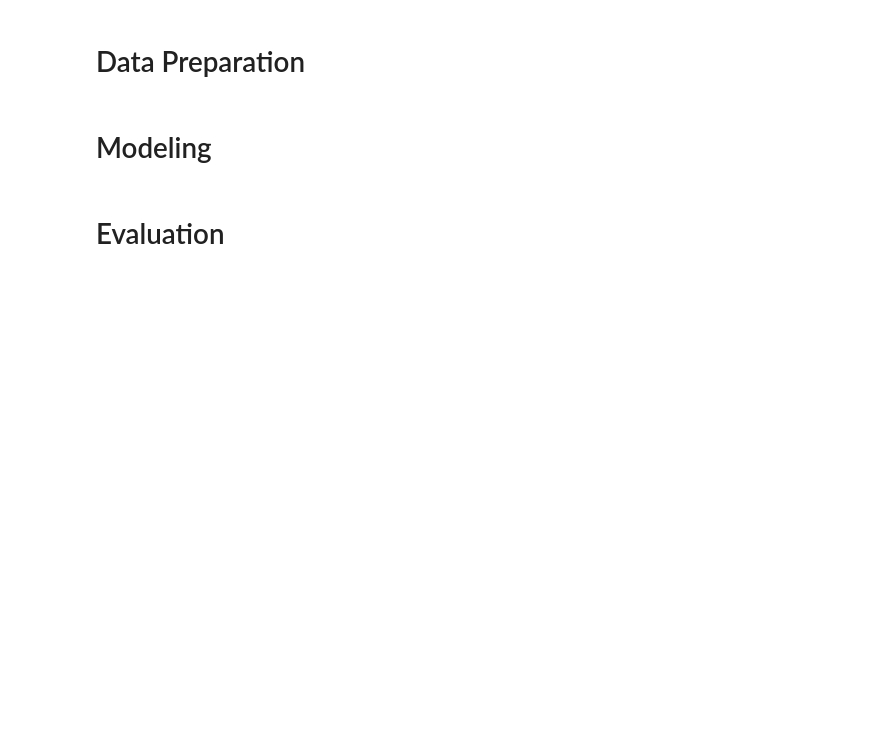
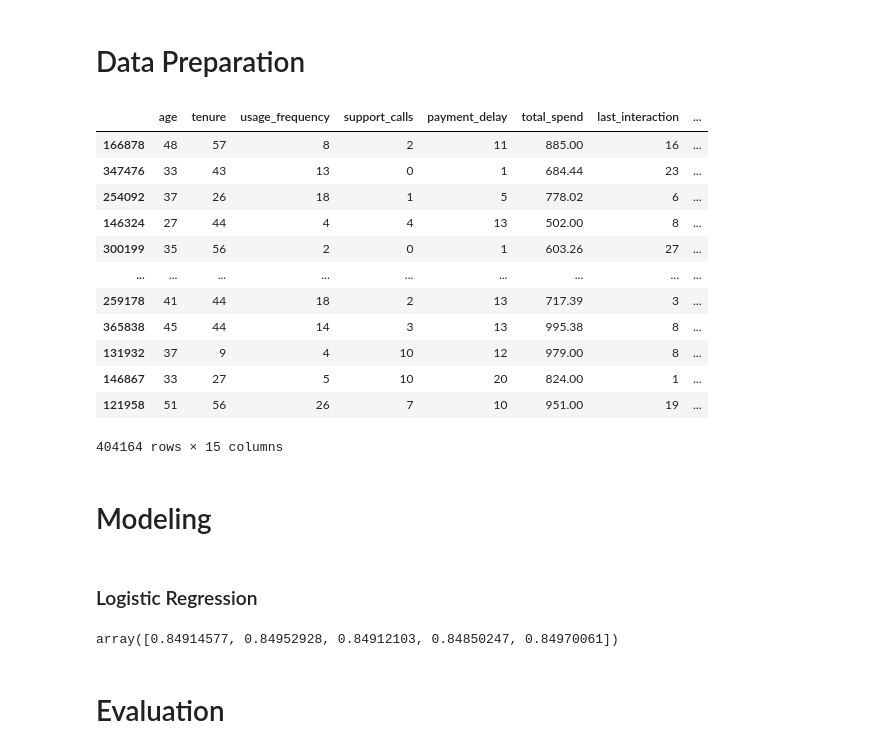
Before and after one commit to JohnNun/customer_churn_prediction, a Jupyter notebook: customer_churn_prediction.ipynb, the cells around one changed output. Saved outputs shown, nothing was run; the diff lists cells and outputs as text; code cells hidden in the pictures; blank space fills up the shorter version.

Commit message:
Added base logistic regression model in modeling section

```diff
--- a/customer_churn_prediction.ipynb
+++ b/customer_churn_prediction.ipynb
@@ -284,6 +284,21 @@ def encode_data(data, cat_features):
 # %%
 categorical_features = ['gender', 'subscription_type', 'contract_length']
 
 X_train = encode_data(X_train, categorical_features)
+X_train
+# %% [output]
+|  | age | tenure | usage_frequency | support_calls | payment_delay | total_spend | last_interaction | ... |
+| 166878 | 48 | 57 | 8 | 2 | 11 | 885.00 | 16 | ... |
+| 347476 | 33 | 43 | 13 | 0 | 1 | 684.44 | 23 | ... |
+| 254092 | 37 | 26 | 18 | 1 | 5 | 778.02 | 6 | ... |
+| 146324 | 27 | 44 | 4 | 4 | 13 | 502.00 | 8 | ... |
+| 300199 | 35 | 56 | 2 | 0 | 1 | 603.26 | 27 | ... |
+| ... | ... | ... | ... | ... | ... | ... | ... | ... |
+| 259178 | 41 | 44 | 18 | 2 | 13 | 717.39 | 3 | ... |
+| 365838 | 45 | 44 | 14 | 3 | 13 | 995.38 | 8 | ... |
+| 131932 | 37 | 9 | 4 | 10 | 12 | 979.00 | 8 | ... |
+| 146867 | 33 | 27 | 5 | 10 | 20 | 824.00 | 1 | ... |
+| 121958 | 51 | 56 | 26 | 7 | 10 | 951.00 | 19 | ... |
+404164 rows × 15 columns
 # %% [markdown]
 # Modeling
@@ -289,0 +309,2 @@ X_train = encode_data(X_train, categorical_features)
+# %% [markdown]
+### Logistic Regression
@@ -290,3 +315,15 @@ X_train = encode_data(X_train, categorical_features)
+# %%
+# Creating base logistic regression model
+base_lr = LogisticRegression(random_state=42)
+
+# Fitting data to base model
+base_lr.fit(X_train_scaled, y_train)
+
+# cross val score
+base_lr_cv = cross_val_score(base_lr, X_train_scaled, y_train)
+base_lr_cv
+# %% [output]
+array([0.84914577, 0.84952928, 0.84912103, 0.84850247, 0.84970061])
 # %% [markdown]
 # Evaluation
 # %% [markdown]
```
Also changed, not shown: parts of 2 cells of this notebook.
